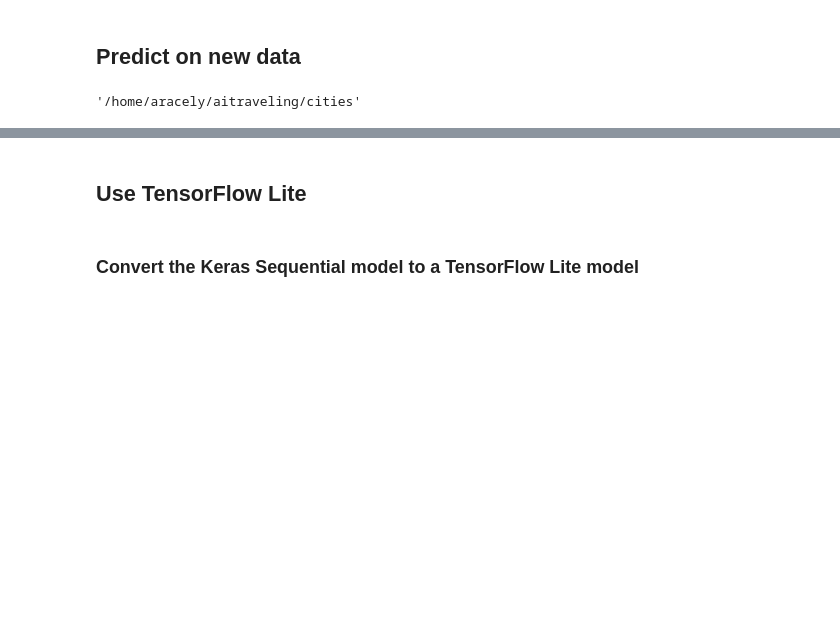
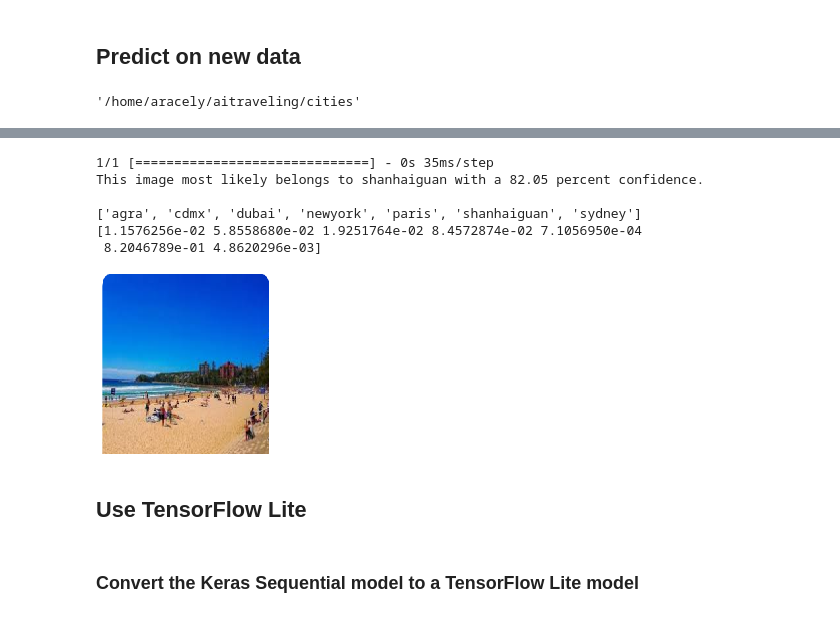
Before and after one commit to AracelyLJ/aitraveling, a Jupyter notebook: modeltest1.ipynb, the cells around one changed output, grey strips where cells are left out. Saved outputs shown, nothing was run; the diff lists cells and outputs as text; code cells hidden in the pictures; blank space fills up the shorter version.

```diff
--- a/modeltest1.ipynb
+++ b/modeltest1.ipynb
@@ -457,4 +491,31 @@ This image most likely belongs to cdmx with a 67.65 percent confidence.
 [figure]
+# %%
+img = tf.keras.utils.load_img(
+    data_dir+'/sydney/(10209).png', target_size=(img_height, img_width)
+)
+img_array = tf.keras.utils.img_to_array(img5)
+img_array = tf.expand_dims(img_array, 0) # Create a batch
+
+predictions = model.predict(img_array)
+score = tf.nn.softmax(predictions[0])
+print(
+    "This image most likely belongs to {} with a {:.2f} percent confidence."
+    .format(class_names[np.argmax(score)], 100 * np.max(score))
+)
+
+print()
+print(class_names)
+# print(type(score))
+print(np.array(score))
+img
+# %% [output]
+1/1 [==============================] - 0s 35ms/step
+This image most likely belongs to shanhaiguan with a 82.05 percent confidence.
+
+['agra', 'cdmx', 'dubai', 'newyork', 'paris', 'shanhaiguan', 'sydney']
+[1.1576256e-02 5.8558680e-02 1.9251764e-02 8.4572874e-02 7.1056950e-04
+ 8.2046789e-01 4.8620296e-03]
+[figure, added]
 # %% [markdown]
 ## Use TensorFlow Lite
 # %% [markdown]
```
Also changed, not shown: parts of 24 cells of this notebook, 1 other file.
